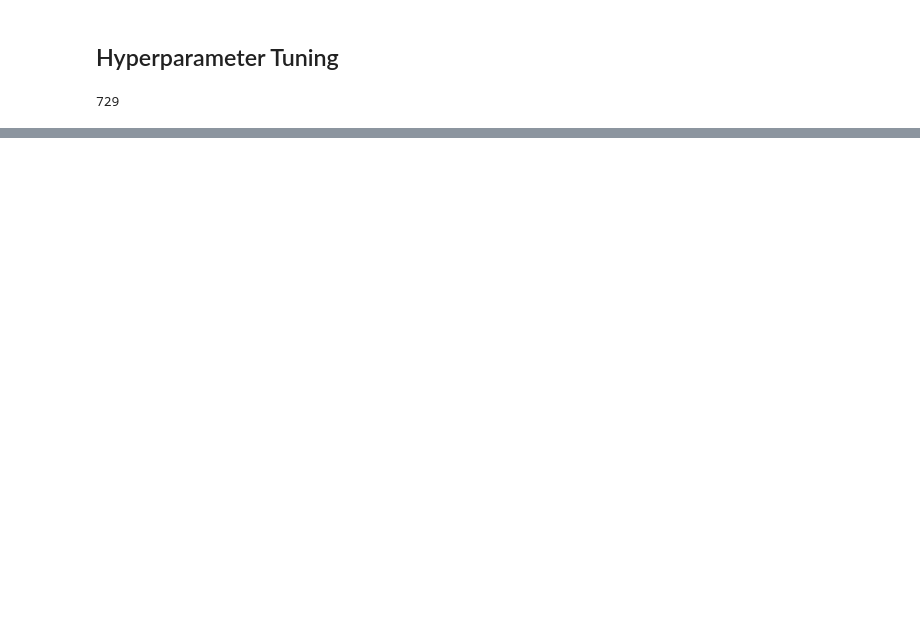
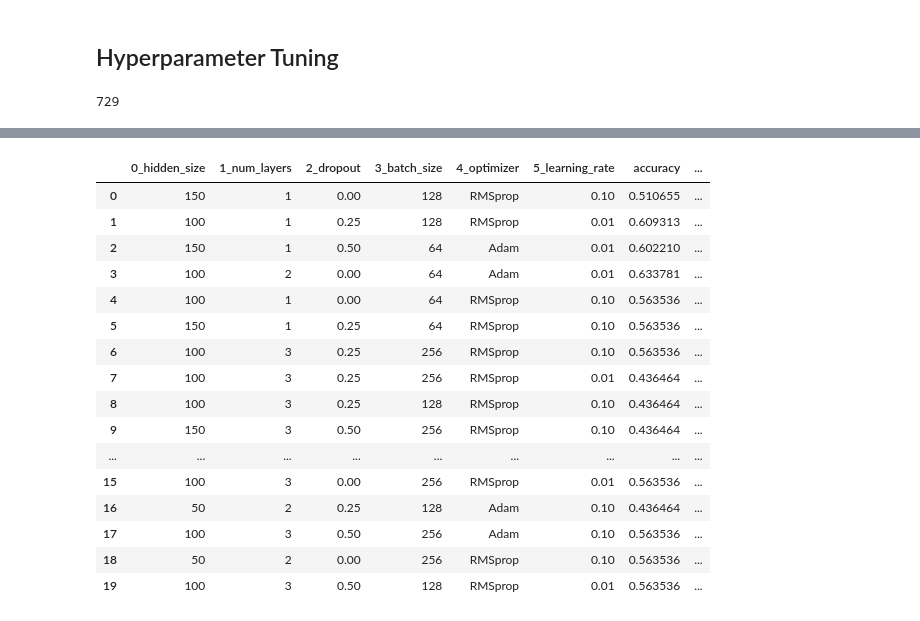
Before and after one commit to kac624/cuny, a Jupyter notebook: D602/final_project/03_rnnHyperparameterTuning.ipynb, the cells around one changed output, grey strips where cells are left out. Saved outputs shown, nothing was run; the diff lists cells and outputs as text; code cells hidden in the pictures; blank space fills up the shorter version.

```diff
--- a/D602/final_project/03_rnnHyperparameterTuning.ipynb
+++ b/D602/final_project/03_rnnHyperparameterTuning.ipynb
@@ -221,0 +252,20 @@ for metric in metrics:
+# %%
+results_df.sort_values(by = 'f1', ascending = False, ignore_index = True).head(20)
+# %% [output]
+|  | 0_hidden_size | 1_num_layers | 2_dropout | 3_batch_size | 4_optimizer | 5_learning_rate | accuracy | ... |
+| 0 | 150 | 1 | 0.00 | 128 | RMSprop | 0.10 | 0.510655 | ... |
+| 1 | 100 | 1 | 0.25 | 128 | RMSprop | 0.01 | 0.609313 | ... |
+| 2 | 150 | 1 | 0.50 | 64 | Adam | 0.01 | 0.602210 | ... |
+| 3 | 100 | 2 | 0.00 | 64 | Adam | 0.01 | 0.633781 | ... |
+| 4 | 100 | 1 | 0.00 | 64 | RMSprop | 0.10 | 0.563536 | ... |
+| 5 | 150 | 1 | 0.25 | 64 | RMSprop | 0.10 | 0.563536 | ... |
+| 6 | 100 | 3 | 0.25 | 256 | RMSprop | 0.10 | 0.563536 | ... |
+| 7 | 100 | 3 | 0.25 | 256 | RMSprop | 0.01 | 0.436464 | ... |
+| 8 | 100 | 3 | 0.25 | 128 | RMSprop | 0.10 | 0.436464 | ... |
+| 9 | 150 | 3 | 0.50 | 256 | RMSprop | 0.10 | 0.436464 | ... |
+| ... | ... | ... | ... | ... | ... | ... | ... | ... |
+| 15 | 100 | 3 | 0.00 | 256 | RMSprop | 0.01 | 0.563536 | ... |
+| 16 | 50 | 2 | 0.25 | 128 | Adam | 0.10 | 0.436464 | ... |
+| 17 | 100 | 3 | 0.50 | 256 | Adam | 0.10 | 0.563536 | ... |
+| 18 | 50 | 2 | 0.00 | 256 | RMSprop | 0.10 | 0.563536 | ... |
+| 19 | 100 | 3 | 0.50 | 128 | RMSprop | 0.01 | 0.563536 | ... |
```
Also changed, not shown: parts of 14 cells of this notebook, 36 other files.
